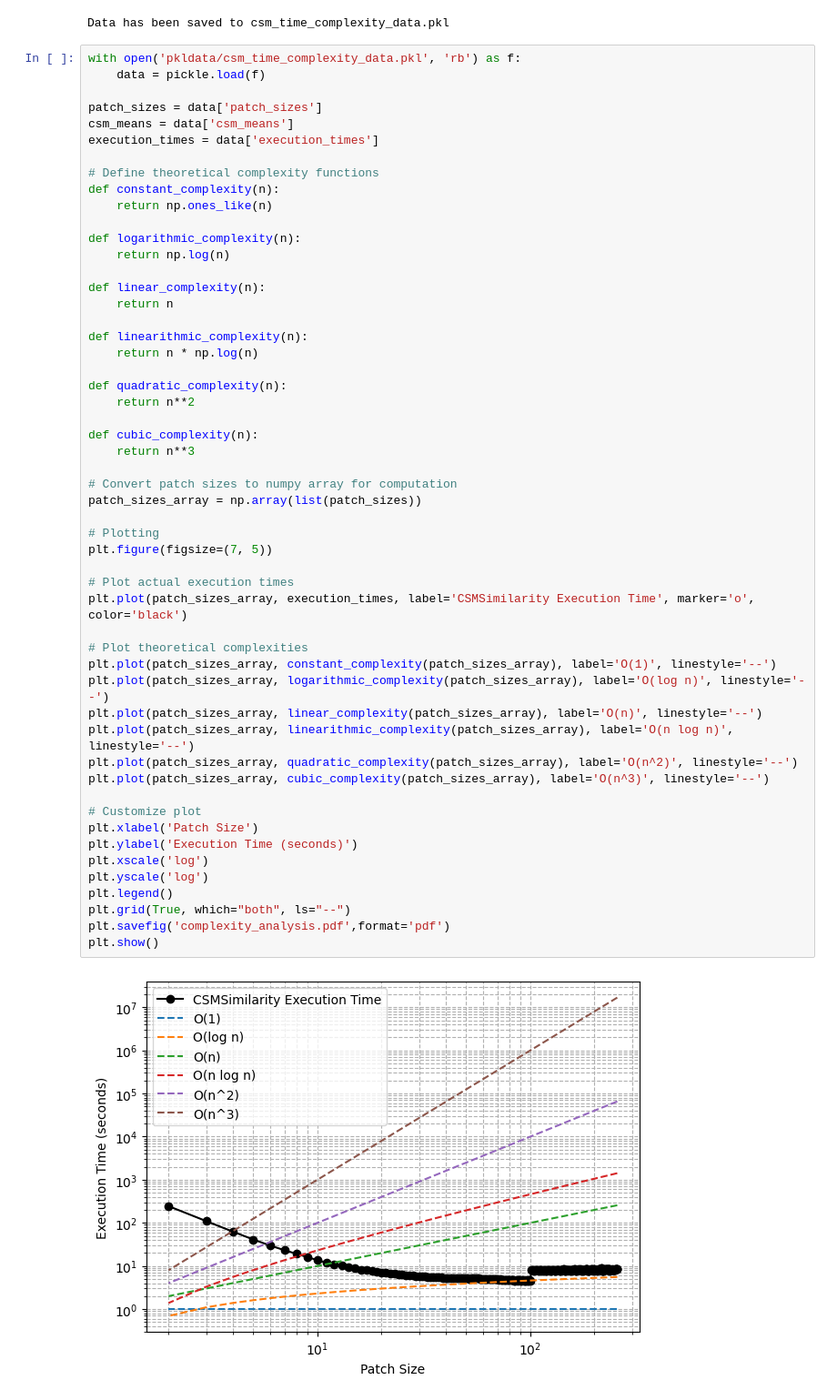
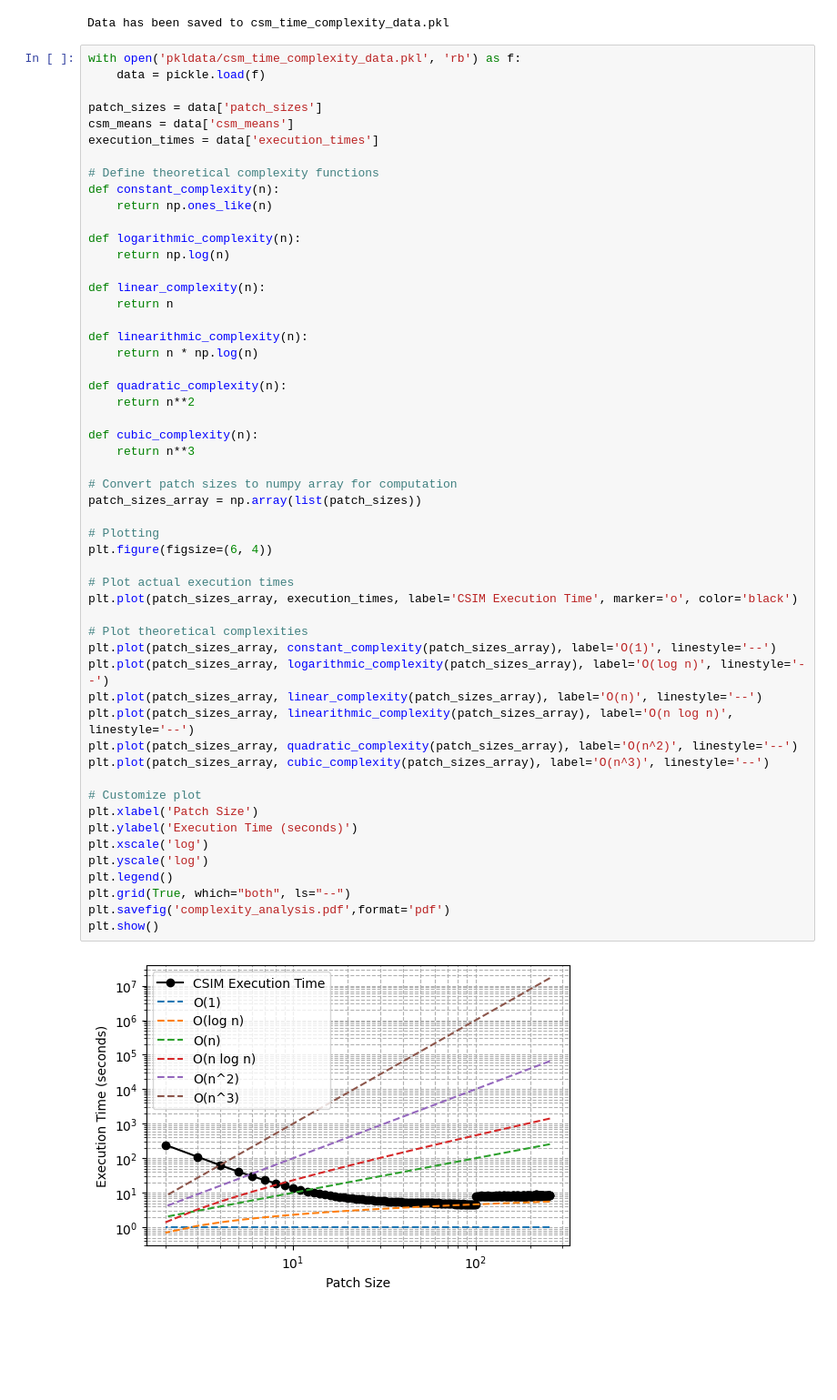
Before and after one commit to safouaneelg/copulasimilarity, a Jupyter notebook: Complexity_analysis.ipynb, the cells around one changed output. Shown: that part at 91% size. Drawn from its saved outputs; the diff is of its cells as text; blank space fills up the shorter version.

Commit message:
Enhancement of big O complexity figure

```diff
--- a/Complexity_analysis.ipynb
+++ b/Complexity_analysis.ipynb
@@ -198,33 +198,33 @@ def quadratic_complexity(n):
     return n**2
 
 def cubic_complexity(n):
     return n**3
 
 # Convert patch sizes to numpy array for computation
 patch_sizes_array = np.array(list(patch_sizes))
 
 # Plotting
-plt.figure(figsize=(7, 5))
+plt.figure(figsize=(6, 4))
 
 # Plot actual execution times
-plt.plot(patch_sizes_array, execution_times, label='CSMSimilarity Execution Time', marker='o', color='black')
+plt.plot(patch_sizes_array, execution_times, label='CSIM Execution Time', marker='o', color='black')
 
 # Plot theoretical complexities
 plt.plot(patch_sizes_array, constant_complexity(patch_sizes_array), label='O(1)', linestyle='--')
 plt.plot(patch_sizes_array, logarithmic_complexity(patch_sizes_array), label='O(log n)', linestyle='--')
 plt.plot(patch_sizes_array, linear_complexity(patch_sizes_array), label='O(n)', linestyle='--')
 plt.plot(patch_sizes_array, linearithmic_complexity(patch_sizes_array), label='O(n log n)', linestyle='--')
 plt.plot(patch_sizes_array, quadratic_complexity(patch_sizes_array), label='O(n^2)', linestyle='--')
 plt.plot(patch_sizes_array, cubic_complexity(patch_sizes_array), label='O(n^3)', linestyle='--')
 
 # Customize plot
 plt.xlabel('Patch Size')
 plt.ylabel('Execution Time (seconds)')
 plt.xscale('log')
 plt.yscale('log')
 plt.legend()
 plt.grid(True, which="both", ls="--")
 plt.savefig('complexity_analysis.pdf',format='pdf')
 plt.show()
 # %% [output]
-[figure, old version]
+[figure, new version]
```
